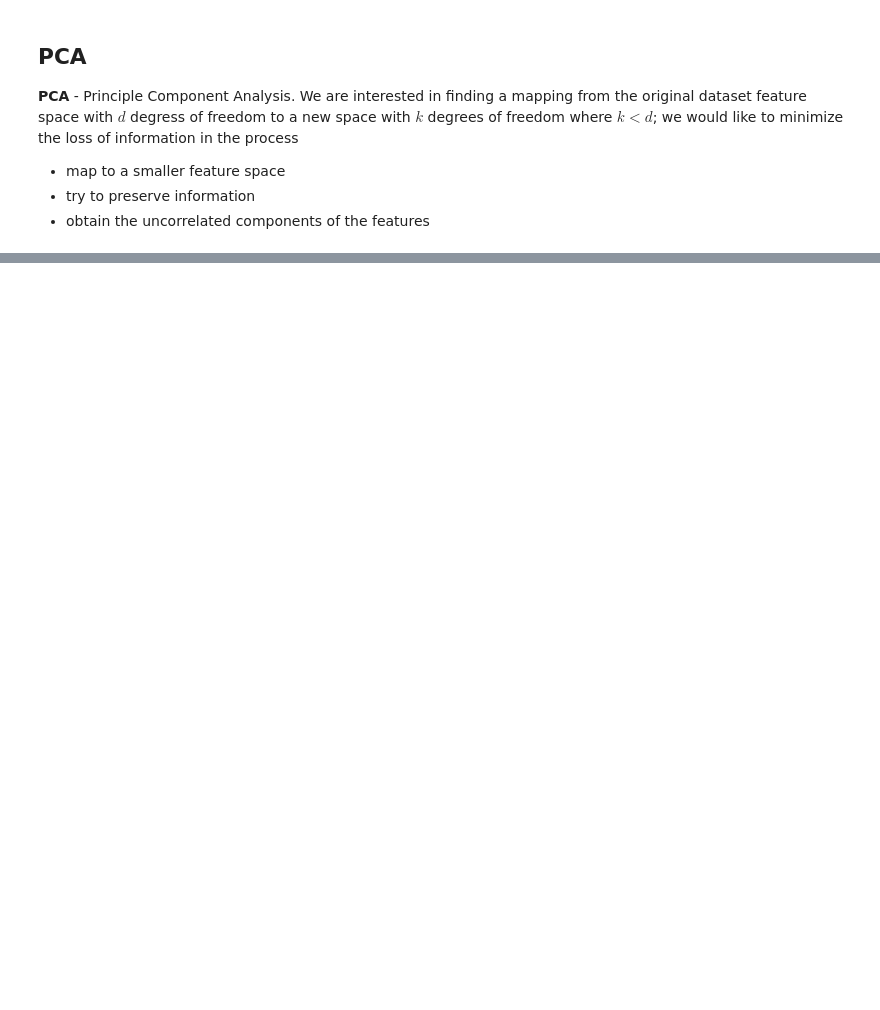
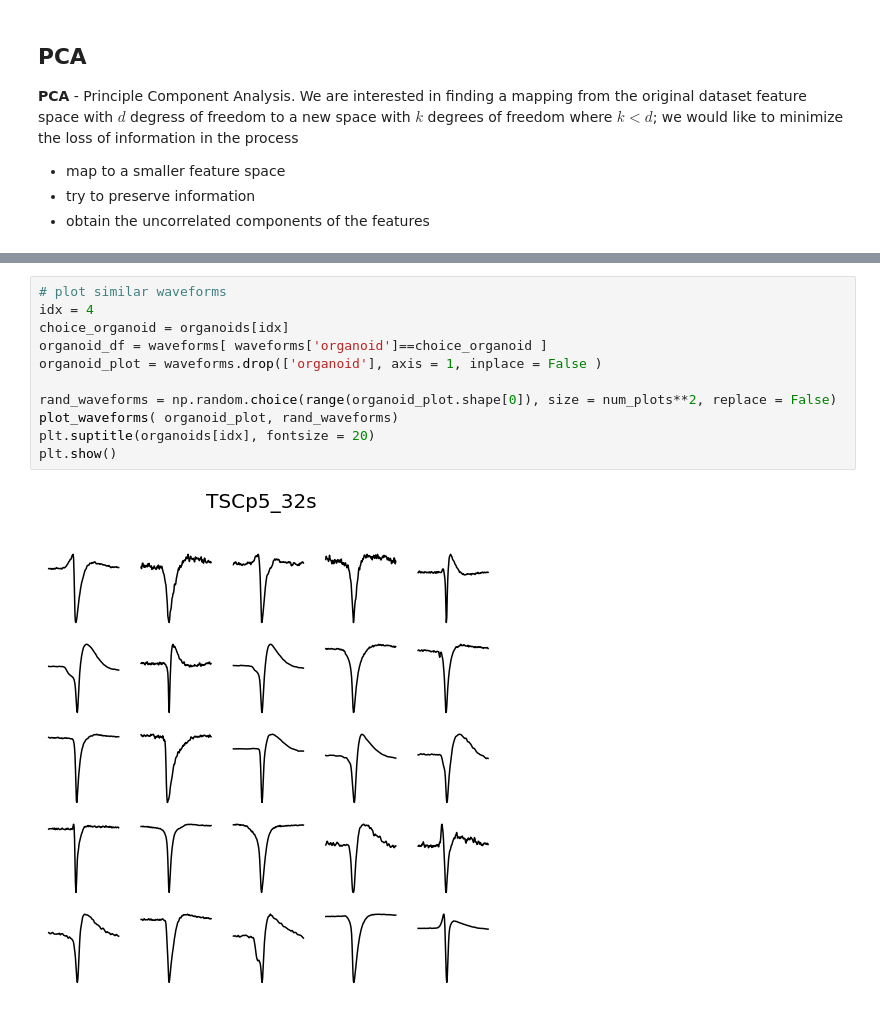
Before and after one commit to SmilodonCub/DS4VS, a Jupyter notebook: Week12/DS4VS_week12_PCA.ipynb, the cells around one changed output, grey strips where cells are left out. Cells and saved outputs as stored; diff of their text form; blank space fills up the shorter version.

```diff
--- a/Week12/DS4VS_week12_PCA.ipynb
+++ b/Week12/DS4VS_week12_PCA.ipynb
@@ -73,0 +138,13 @@ Reducing the dimensionality (degrees of freedom) of a dataset.
+# %%
+# plot similar waveforms
+idx = 4
+choice_organoid = organoids[idx]
+organoid_df = waveforms[ waveforms['organoid']==choice_organoid ]
+organoid_plot = waveforms.drop(['organoid'], axis = 1, inplace = False )
+
+rand_waveforms = np.random.choice(range(organoid_plot.shape[0]), size = num_plots**2, replace = False)
+plot_waveforms( organoid_plot, rand_waveforms)
+plt.suptitle(organoids[idx], fontsize = 20)
+plt.show()
+# %% [output]
+[figure, added]
```
Also changed, not shown: parts of 39 cells of this notebook.
